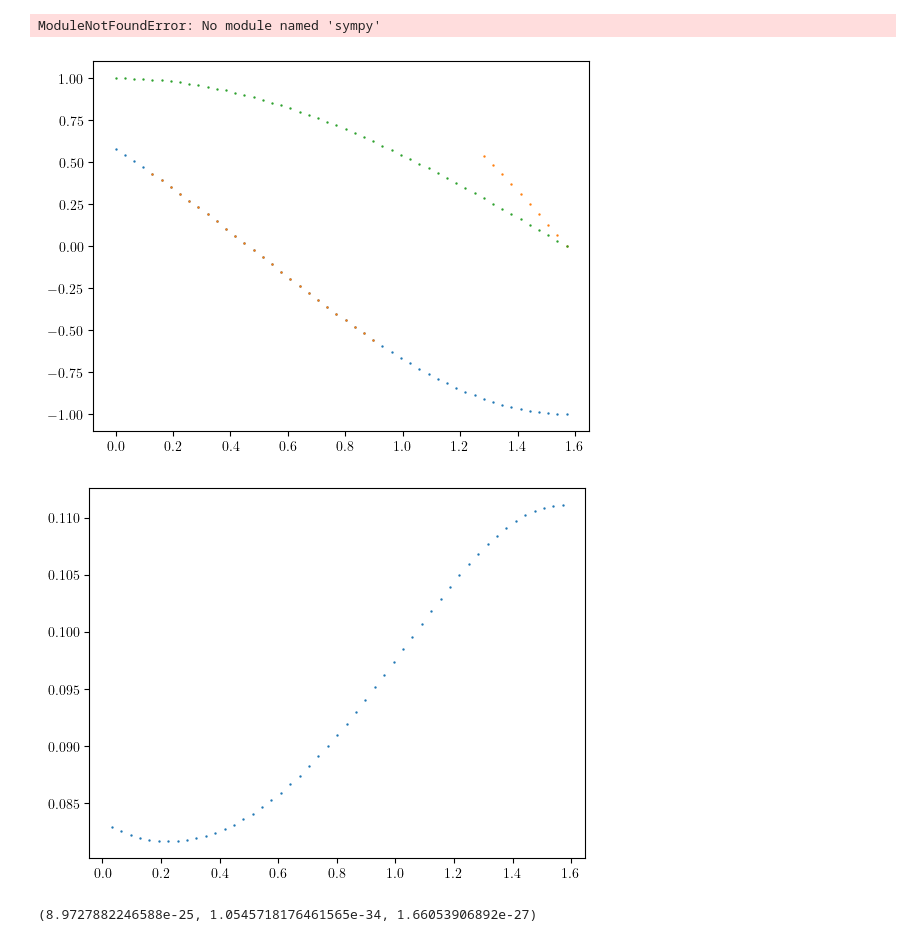
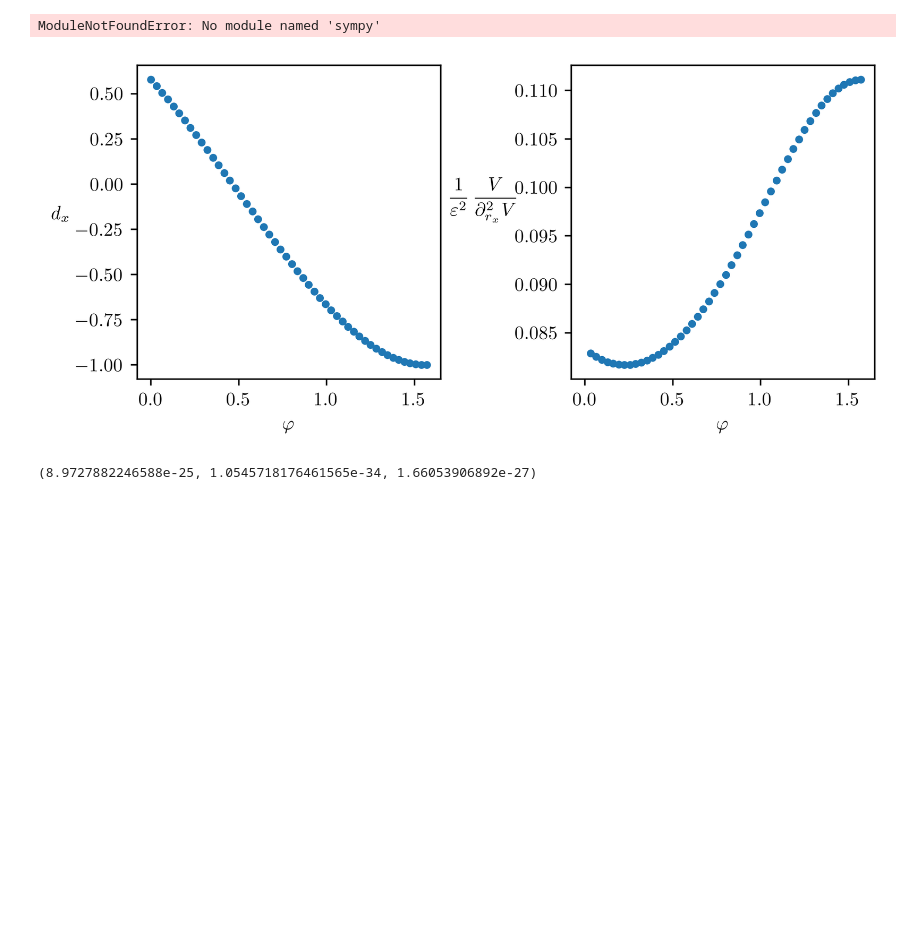
Before and after one commit to ChriGomm/master, a Jupyter notebook: numerics/interactions.ipynb, the cells around one changed output. Drawn from its saved outputs; the diff is of its cells as text; code cells hidden in the pictures; blank space fills up the shorter version.

```diff
--- a/numerics/interactions.ipynb
+++ b/numerics/interactions.ipynb
@@ -477,9 +492,11 @@ V_der[0], V[0]
 # %% [output]
 (np.float64(-0.0625), np.float64(0.125))
 # %%
-h = 0
-a = 3
-b = 1.8
-d = np.array([0,1])
-dip_derivative_full(np.array([b,h]),0,0,d,100)/6,  dip_dip(np.array([b,h]),d)
+h = 0.4
+a = 2
+b = 1.8#a/2
+# d = np.array([0,1])
+dx = dip_zero_der(b,h)
+d = np.array([dx,np.sqrt(1-dx**2)])
+dip_derivative_full(np.array([b,h]),0,0,d,100),  dip_dip(np.array([b,h]),d)
 # %% [output]
@@ -646,43 +664,49 @@ ModuleNotFoundError: No module named 'sympy'
 # %%
 from scipy.optimize import root_scalar
 phi =  np.linspace(0,np.pi/2)
 
 def func(dx,phi):
     rx = np.cos(phi)
     ry = np.sin(phi)
     dy = np.sqrt(1-dx**2)
     f = -3*rx + 15*rx*(rx*dx+ry*dy)**2-6*dx*(rx*dx+ry*dy)
     return f
 dip = np.zeros(len(phi))
 dip2 = np.zeros(len(phi))
 V = np.zeros_like(phi)
 Vder = np.zeros_like(phi)
 for i in range(len(phi)):
     bracket = (max(-1,0-phi[i]/2*2.8),max(0,0.7-phi[i]/2))
     # bracket = (0,1)
     if func(bracket[0],phi[i])*func(bracket[1],phi[i])<=0:
         root = root_scalar(func,args=phi[i],bracket=bracket)
         # root = root_scalar(func,args=phi[i],x0=0)
         dip[i] = root.root
         Vder[i] = dip_derivative_full(np.array([np.cos(phi[i]),np.sin(phi[i])]),0,0,np.array([dip[i],np.sqrt(1-dip[i]**2)]))
         V[i] = dip_dip(np.array([np.cos(phi[i]),np.sin(phi[i])]),np.array([dip[i],np.sqrt(1-dip[i]**2)]))
     root = root_scalar(func,args=phi[i],x0=0)
     dip2[i] = root.root
+setup = Setup_Fig(name_of_plot='lam2_anal_ml.png',fig_width=7,fig_height=3,xax_share=True,joined=True)
 
-fig, ax = plt.subplots(1,1)
-ax.scatter(phi,dip)
-ax.scatter(phi,dip2)
-ax.scatter(phi,np.cos(phi))
-plt.show()
-fig, ax = plt.subplots(1,1)
-ax.scatter(phi,V/Vder)
+fig, ax = setup.return_fig((1,2))
+ax[0].scatter(phi,dip,s=10)
+# ax.scatter(phi,dip2)
+# ax.scatter(phi,np.cos(phi))
+# plt.show()
+# fig, ax = plt.subplots(1,1)
+ax[1].scatter(phi,V/Vder,s=10)
 # ax.scatter(phi,V)
 # ax.scatter(phi,dip2)
-
+ax[0].set_xlabel(r'$\varphi$')
+ax[1].set_xlabel(r'$\varphi$')
+ax[0].set_ylabel(r"$d_x$",rotation=0,labelpad=8)
+ax[1].set_ylabel(r"$$\frac{1}{\varepsilon^2}\,\frac{V}{\partial_{r_x}^2 V}$$",rotation=0,labelpad=17)
+plt.subplots_adjust(wspace=0.43)
+plt.savefig("/home/christian/Documents/master/protocol/pictures/"+"magnitude_dersqV_ifderVzero.pdf",bbox_inches='tight')#free_evol_1spto10coupling
+#
 plt.show()
 # %% [output]
-[figure, old version]
+[figure, new version]
-[figure, removed]
 # %%
 2*np.pi*86*c.u, c.hbar, c.u
 # %% [output]
```
Also changed, not shown: parts of 4 cells of this notebook, 15 other files.
